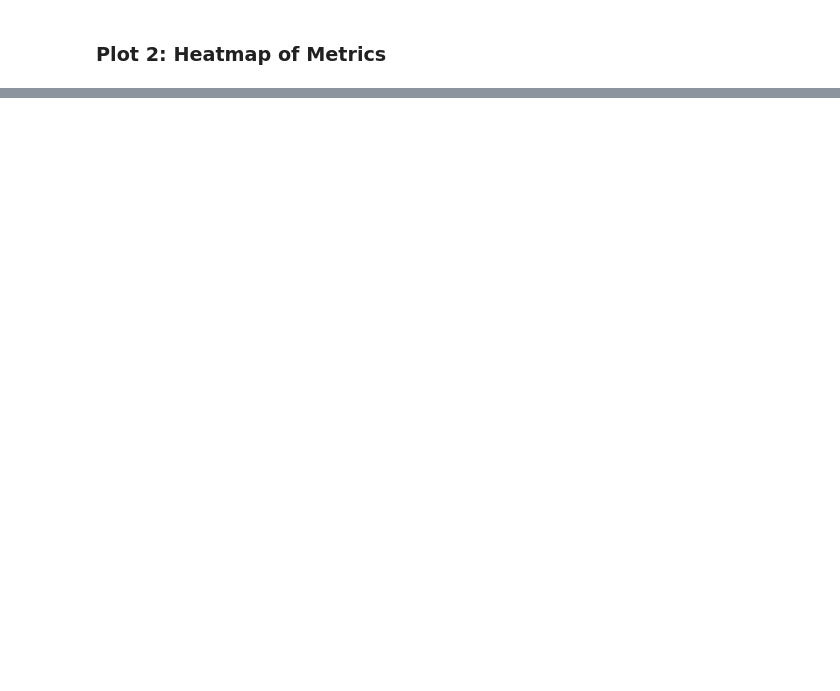
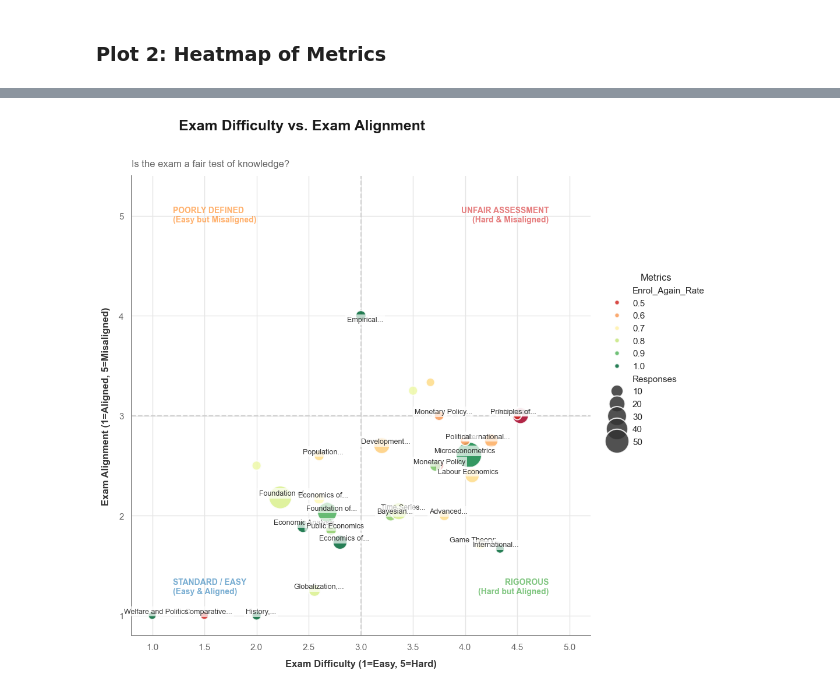
Before and after one commit to stfgrz/ess-electives_report, a Jupyter notebook: report.ipynb, the cells around one changed output, grey strips where cells are left out. Saved outputs shown, nothing was run; the diff lists cells and outputs as text; code cells hidden in the pictures; blank space fills up the shorter version.

```diff
--- a/report.ipynb
+++ b/report.ipynb
@@ -258,0 +618,84 @@ Saved plot to: output/heatmap_metrics.png
+# %%
+# Prepare Data
+# Calculate distance from center (3,3) for labeling outliers
+summary['dist_exam_mismatch'] = np.sqrt((summary['Avg_Exam_Difficulty'] - 3)**2 + (summary['Avg_Exam_Alignment'] - 3)**2)
+
+fig, ax = plt.subplots(figsize=(12, 10))
+ax.set_facecolor('white')
+
+# Quadrant Lines
+ax.axhline(3, color='#cfcfcf', linestyle='--', linewidth=1.5, zorder=1)
+ax.axvline(3, color='#cfcfcf', linestyle='--', linewidth=1.5, zorder=1)
+
+# Scatterplot
+sns.scatterplot(
+    data=summary,
+    x='Avg_Exam_Difficulty',
+    y='Avg_Exam_Alignment',
+    size='Responses',
+    hue='Enrol_Again_Rate',
+    sizes=(100, 1000),
+    palette='RdYlGn',
+    alpha=0.85,
+    edgecolor='white',
+    linewidth=1.5,
+    ax=ax,
+    zorder=2
+)
+
+# Formatting
+ax.spines['top'].set_visible(False)
+ax.spines['right'].set_visible(False)
+ax.spines['left'].set_color('#888888')
+ax.spines['bottom'].set_color('#888888')
+ax.tick_params(axis='both', colors='#666666', labelsize=11)
+ax.grid(True, which='major', color='#e5e5e5', linestyle='-', zorder=0)
+
+# Labels
+ax.set_xlabel('Exam Difficulty (1=Easy, 5=Hard)', fontsize=12, fontweight='bold', labelpad=10, color='#333333')
+ax.set_ylabel('Exam Alignment (1=Aligned, 5=Misaligned)', fontsize=12, fontweight='bold', labelpad=10, color='#333333')
+ax.set_xlim(0.8, 5.2)
+ax.set_ylim(0.8, 5.4)
+
+# Smart Annotations
+interesting_points = summary[
+    (summary['Responses'] >= 5) | (summary['dist_exam_mismatch'] > 1.2)
+].sort_values('Responses', ascending=False)
+
+for i, row in interesting_points.iterrows():
+    label = textwrap.shorten(row['Course'], width=20, placeholder="...")
+    # Nudge logic
+    x_offset = 0.08 if row['Avg_Exam_Difficulty'] < 4 else -0.08
+    y_offset = 0.08 if row['Avg_Exam_Alignment'] < 4 else -0.08
+
+    ax.text(
+        row['Avg_Exam_Difficulty'] + (x_offset/2),
+        row['Avg_Exam_Alignment'] + (y_offset/2),
+        label,
+        fontsize=9, color='#333333', weight='medium',
+        bbox=dict(facecolor='white', alpha=0.7, edgecolor='none', pad=2),
+        ha='center', va='center', zorder=3
+    )
+
+# Quadrant Titles
+ax.text(4.8, 5.1, "UNFAIR ASSESSMENT\n(Hard & Misaligned)",
+        ha='right', va='top', fontsize=10, color='#d62728', fontweight='bold', alpha=0.6)
+ax.text(4.8, 1.2, "RIGOROUS\n(Hard but Aligned)",
+        ha='right', va='bottom', fontsize=10, color='#2ca02c', fontweight='bold', alpha=0.6)
+ax.text(1.2, 1.2, "STANDARD / EASY\n(Easy & Aligned)",
+        ha='left', va='bottom', fontsize=10, color='#1f77b4', fontweight='bold', alpha=0.6)
+ax.text(1.2, 5.1, "POORLY DEFINED\n(Easy but Misaligned)",
+        ha='left', va='top', fontsize=10, color='#ff7f0e', fontweight='bold', alpha=0.6)
+
+# Titles
+plt.suptitle('Exam Difficulty vs. Exam Alignment',
+             x=0.125, y=0.96, ha='left', fontsize=18, fontweight='bold', color='#1a1a1a')
+plt.title('Is the exam a fair test of knowledge?',
+          x=0.0, y=1.01, ha='left', fontsize=12, color='#666666')
+plt.legend(bbox_to_anchor=(1.02, 0.6), loc='center left', frameon=False, title="Metrics")
+
+plt.tight_layout(rect=[0, 0, 0.9, 0.95])
+plt.savefig(os.path.join(OUTPUT_DIR, 'exam_difficulty_vs_alignment.png'), dpi=300)
+plt.show()
+# %% [output]
+[figure, added]
```
Also changed, not shown: parts of 16 cells of this notebook, 5 other files.
